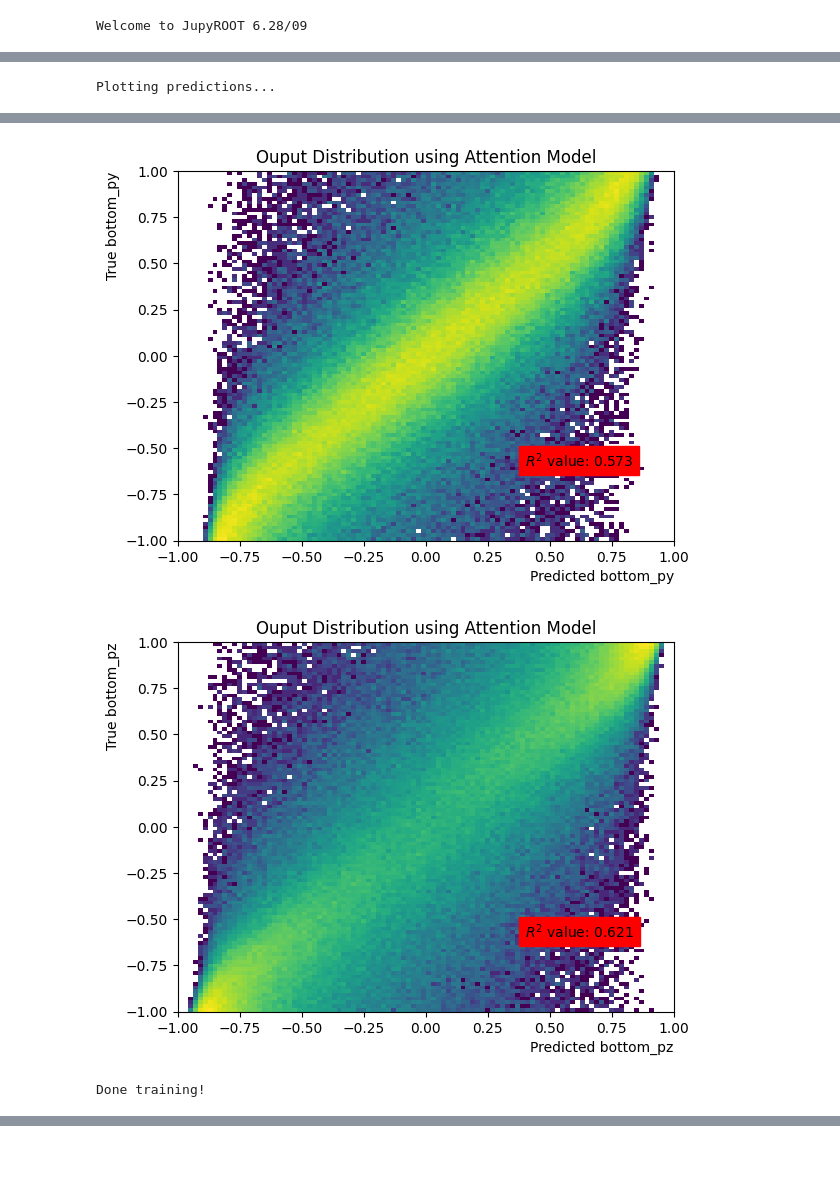
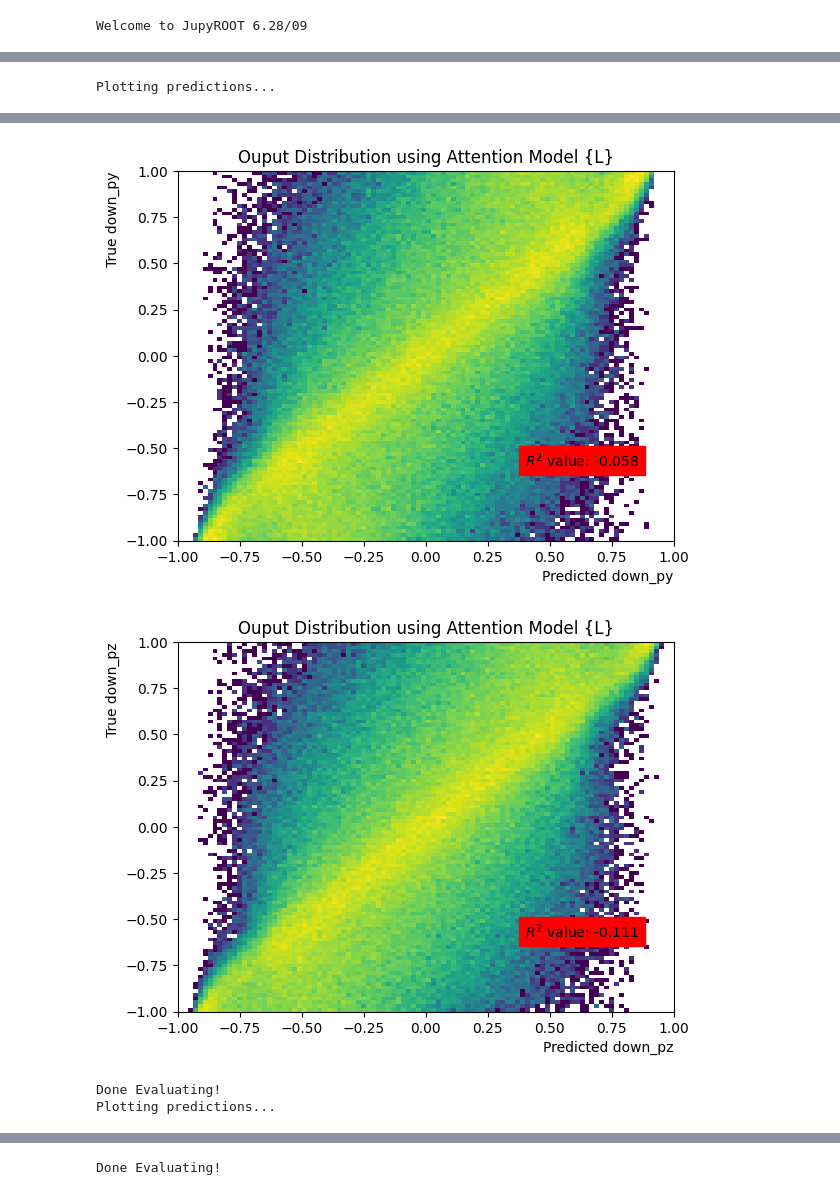
Before and after one commit to LukeV37/Top_Polarimetry, a Jupyter notebook: model/Eval.ipynb, the cells around one changed output, grey strips where cells are left out. Cells and saved outputs as stored; diff of their text form; code cells hidden in the pictures; blank space fills up the shorter version.

Commit message:
Down Quark Results!

```diff
--- a/model/Eval.ipynb
+++ b/model/Eval.ipynb
@@ -13,15 +14,11 @@ from model import Model, Stack, Encoder
 # %% [output]
 Welcome to JupyROOT 6.28/09
 # %%
-tag = "U_Test"
+training_tag = "U_Test"
+L_eval_tag = "L_Test"
+R_eval_tag = "R_Test"
 
-in_data_top = "WS_U_Test/datasets_top"
-in_model_top = "WS_U_Test/training_top_nominal"
+in_data_L = "WS_L_Test/datasets_eval"
+in_data_R = "WS_R_Test/datasets_eval"
 
-in_data_bottom = "WS_U_Test/datasets_bottom"
-in_model_bottom = "WS_U_Test/training_bottom_nominal"
-
-out_dir = "WS_U_Test/eval_1M"
-
-analysis_type1 = "top"
-analysis_type2 = "bottom"
+eval_type="down"
@@ -67 +25,7 @@ def eval_plots(true_labels, predicted_labels, analysis_type):
+# %%
+in_model_top = "WS_U_Test/training_top_nominal"
+if eval_type=="down":
+    in_model_quark = "WS_U_40M/training_down_nominal"
+if eval_type=="bottom":
+    in_model_quark = "WS_U_Test/training_bottom_nominal"
 # %%
@@ -87,3 +69,4 @@ Done training!
 # %%
-true_bottom, pred_bottom = eval_model(tag, in_data_bottom, in_model_bottom, out_dir, analysis_type2)
+true_quark_L, pred_quark_L = eval_model(L_eval_tag, in_data_L, in_model_quark, eval_type)
+true_quark_R, pred_quark_R = eval_model(R_eval_tag, in_data_R, in_model_quark, eval_type)
 # %% [output]
@@ -98,4 +91,5 @@ Test RMSE:       0.3107078646921984
 # %%
-eval_plots(true_bottom, pred_bottom, analysis_type2)
+eval_plots("{L}", true_quark_L, pred_quark_L, eval_type)
+eval_plots("{R}", true_quark_R, pred_quark_R, eval_type)
 # %% [output]
 Plotting predictions...
@@ -103,3 +97,4 @@ Plotting predictions...
-[figure, old version]
+[figure, new version]
-[figure, old version]
+[figure, new version]
-Done training!
+Done Evaluating!
+Plotting predictions...
@@ -106 +104,2 @@ Done training!
+Done Evaluating!
 # %%
```
Also changed, not shown: parts of 13 cells of this notebook.
